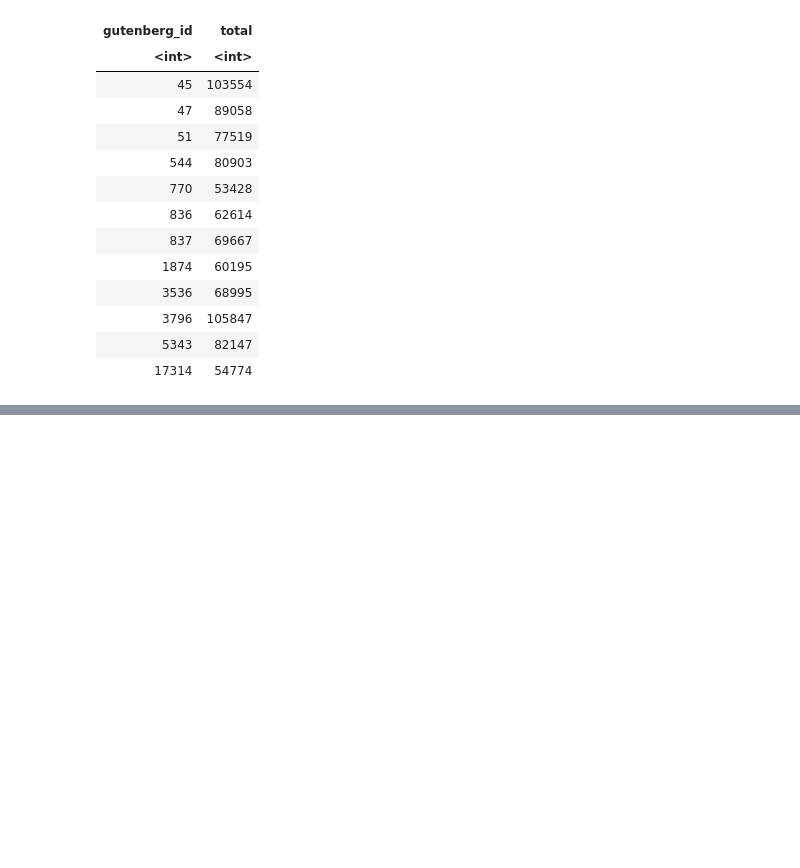
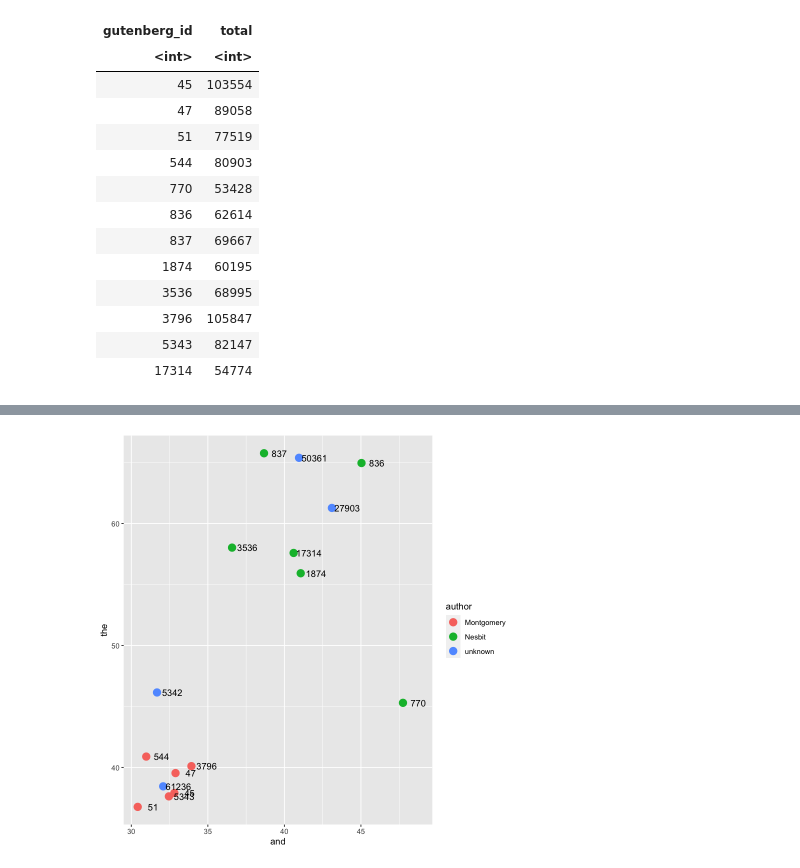
Before and after one commit to cwf2/rostock_r, a Jupyter notebook: 4 - Words.ipynb, the cells around one changed output, grey strips where cells are left out. Cells and saved outputs as stored; diff of their text form; code cells hidden in the pictures; blank space fills up the shorter version.

```diff
--- a/4 - Words.ipynb
+++ b/4 - Words.ipynb
@@ -358,0 +523,12 @@ A spec_tbl_df: 12 × 4
+# %%
+unknowns_id <- c(5342, 61236, 50361, 27903)
+
+unknowns_dtm <- gutenberg_download(unknowns_id) %>%
+    unnest_tokens(word, text) %>%
+    count(gutenberg_id, word, sort=TRUE) %>%
+    group_by(gutenberg_id) %>%
+    mutate(total = sum(n), freq=1000*n/total) %>%
+    select(gutenberg_id, word, freq) %>%
+    filter(word %in% c('the', 'and')) %>%
+    pivot_wider(names_from=word, values_from=freq) %>%
+    mutate(author='unknown')
@@ -358,0 +545,9 @@ A spec_tbl_df: 12 × 4
+# %%
+bind_rows(simple_dtm, unknowns_dtm) %>%
+
+ggplot() +
+    aes(x=and, y=the, col=author) +
+    geom_point(size=4) +
+    geom_text(aes(label=gutenberg_id), col='black', nudge_x=1)
+# %% [output]
+[figure, added]
```
Also changed, not shown: parts of 31 cells of this notebook, 1 other file.
